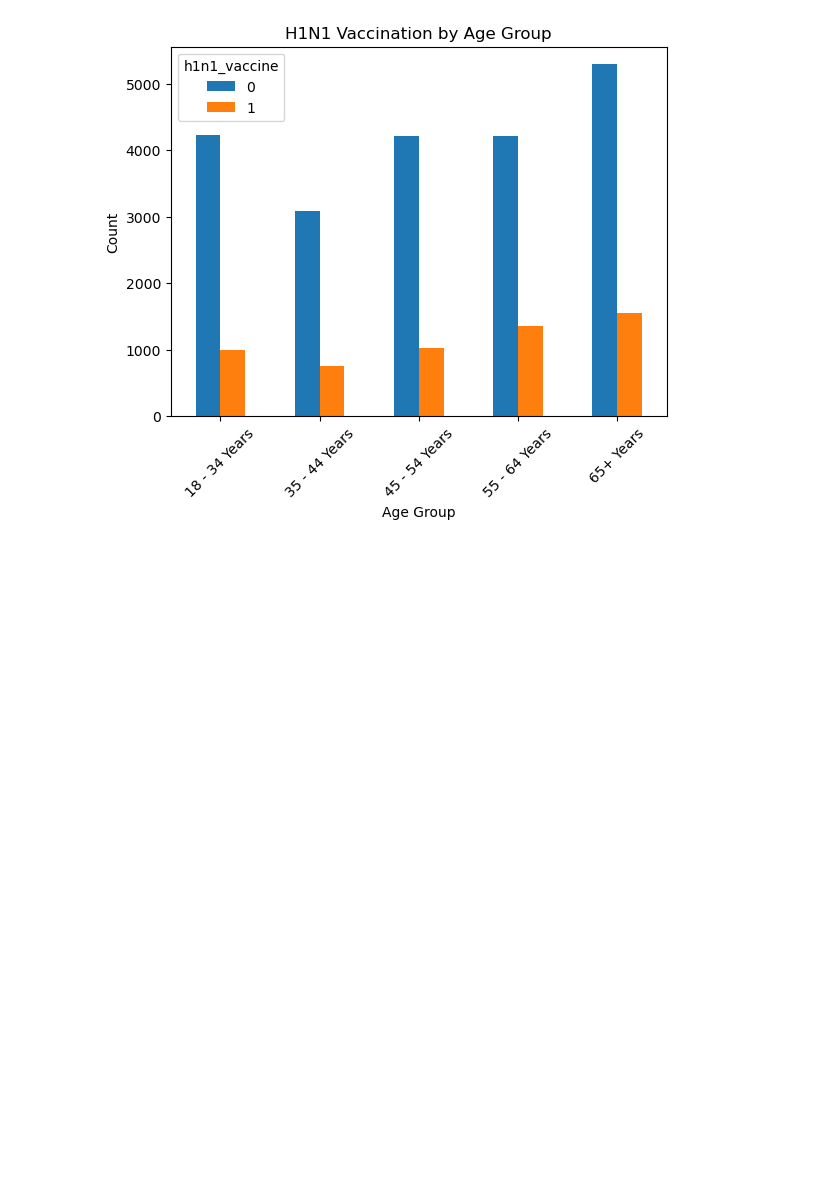
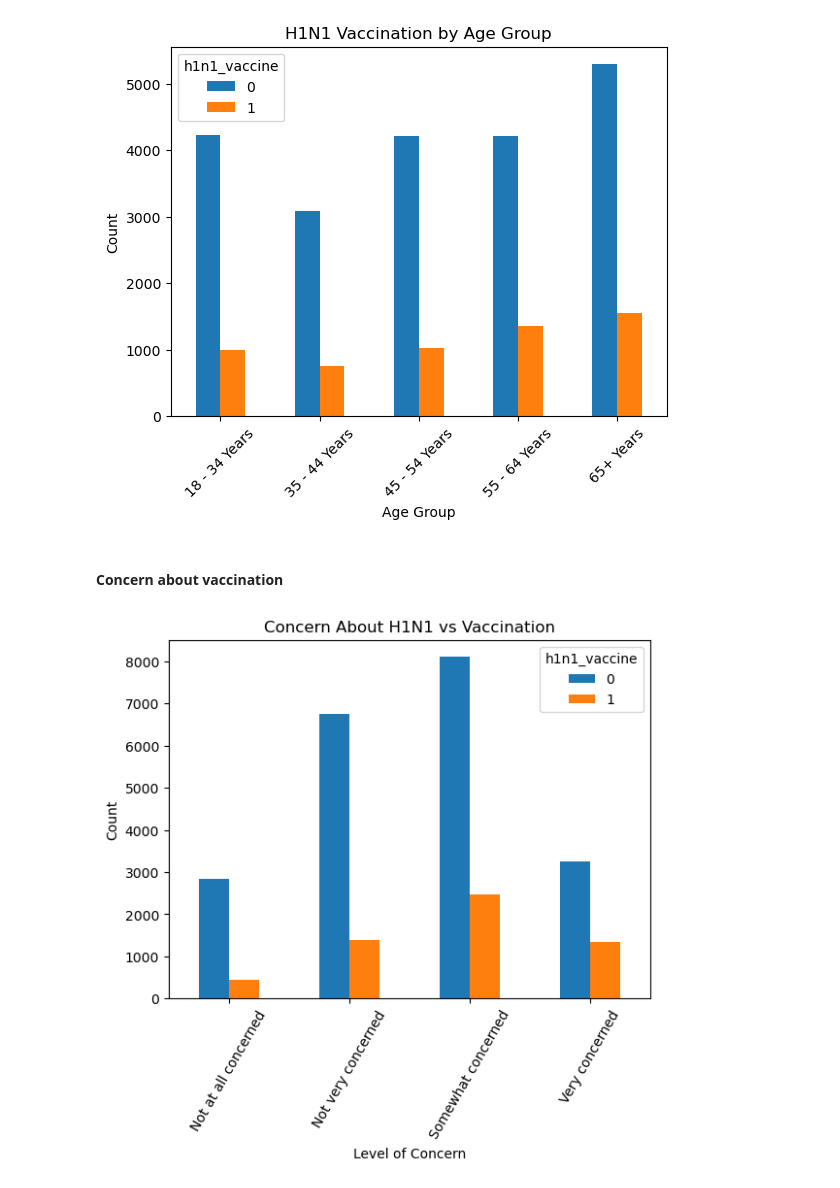
Before and after one commit to sylviaM361/dsc-machine-learning-project, a Jupyter notebook: Untitled-1.ipynb, the cells around one changed output. Drawn from its saved outputs; the diff is of its cells as text; code cells hidden in the pictures; blank space fills up the shorter version.

Commit message:
concer on vaccination

```diff
--- a/Untitled-1.ipynb
+++ b/Untitled-1.ipynb
@@ -168,3 +168,24 @@ plt.xticks(rotation=45)
 plt.show()
 # %% [output]
 [figure]
+# %% [markdown]
+#### Concern about vaccination
+# %%
+concern_labels = {
+0: "Not at all concerned",
+1: "Not very concerned",
+2: "Somewhat concerned",
+3: "Very concerned"
+}
+
+pd.crosstab(df["h1n1_concern"].map(concern_labels), df["h1n1_vaccine"]).plot(kind="bar")
+
+plt.title("Concern About H1N1 vs Vaccination")
+plt.xlabel("Level of Concern")
+plt.ylabel("Count")
+
+plt.xticks(rotation=60)
+
+plt.show()
+# %% [output]
+[figure, added]
```
